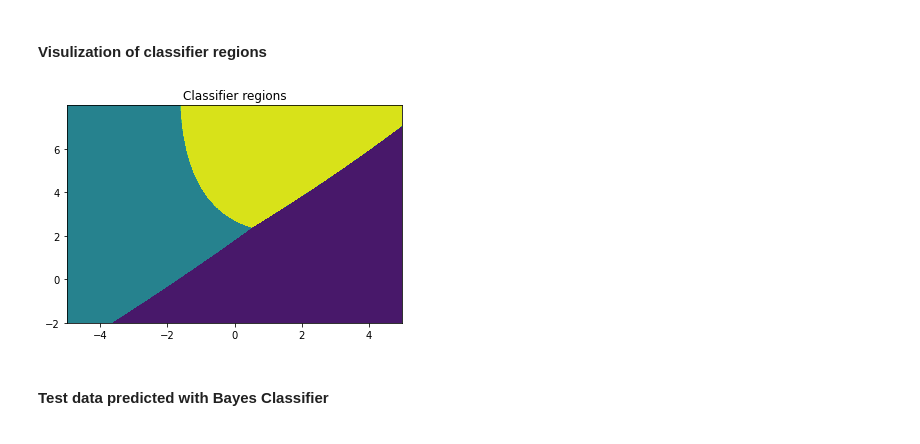
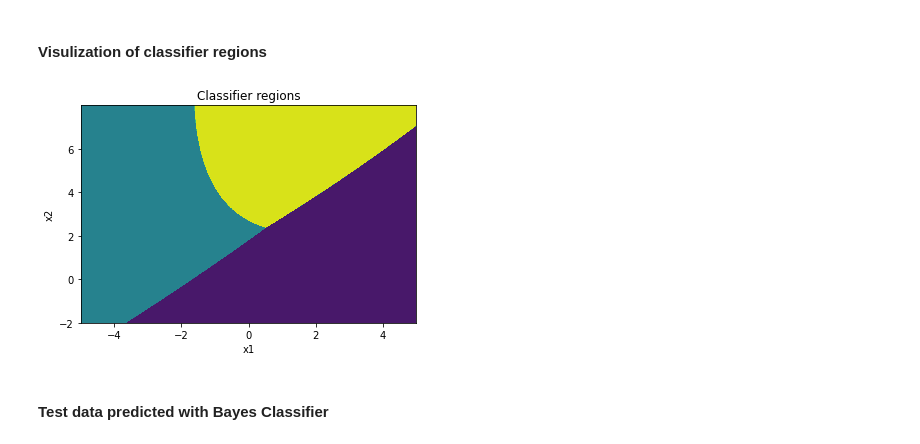
Before and after one commit to Andre-MR-Pereira/MLabs, a Jupyter notebook: Labs/Lab4/Part2.ipynb, the cells around one changed output. Saved outputs shown, nothing was run; the diff lists cells and outputs as text; code cells hidden in the pictures.

Commit message:
Plot

```diff
--- a/Labs/Lab4/Part2.ipynb
+++ b/Labs/Lab4/Part2.ipynb
@@ -144,25 +144,27 @@ def predictBayes(data_x, classes, mean, cov):
 # %%
 x1, x2 = np.mgrid[-5:5:0.01,-2:8:0.01]
 coords = np.concatenate([np.expand_dims(x1,axis=2), np.expand_dims(x2,axis=2)], axis=2)
 
 pdf = {}
 for c in classes:
     pdf[c] = stats.multivariate_normal(mean[c],cov[c]).pdf(coords)
 
 maxpdf = np.maximum(pdf[1],np.maximum(pdf[2],pdf[3]))
 plt.contourf(x0coords,x1coords,maxpdf)
 
 pred = {}
 for c in classes:
     pred[c] = (pdf[c] == maxpdf)
 
 pred = pred[1] + 2*pred[2] + 3*pred[3]
 
 plt.contourf(x0coords,x1coords,pred)
 plt.title('Classifier regions')
+plt.xlabel('x1')
+plt.ylabel('x2')
 plt.show()
 # %% [output]
-[figure, old version]
+[figure, new version]
 # %% [markdown]
 ####
 #### Test data predicted with Bayes Classifier
```
